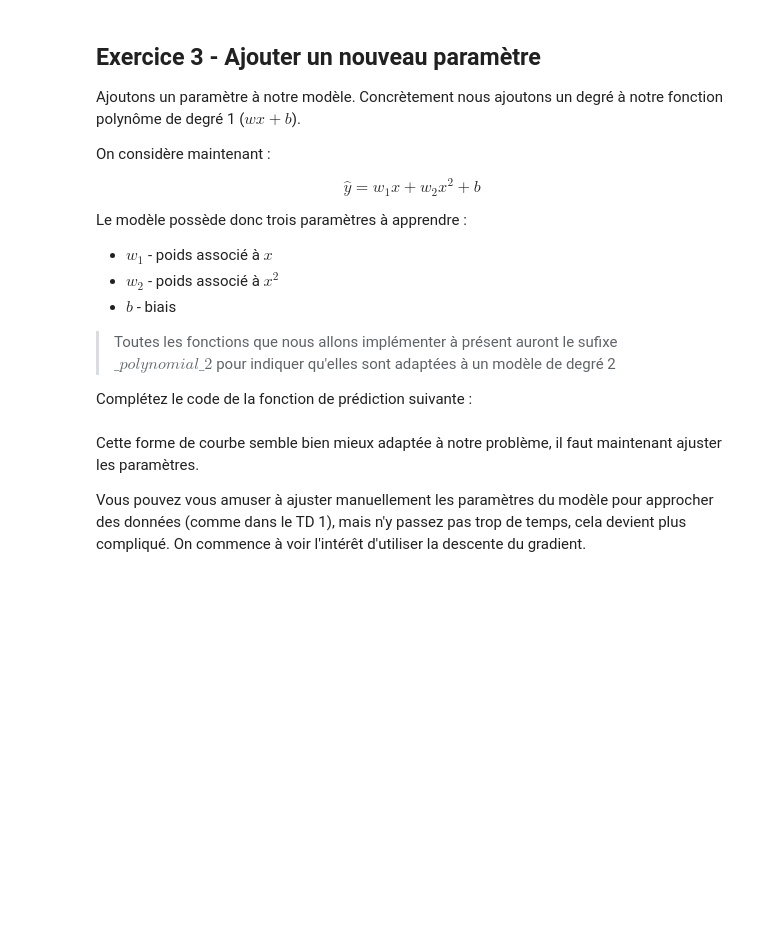
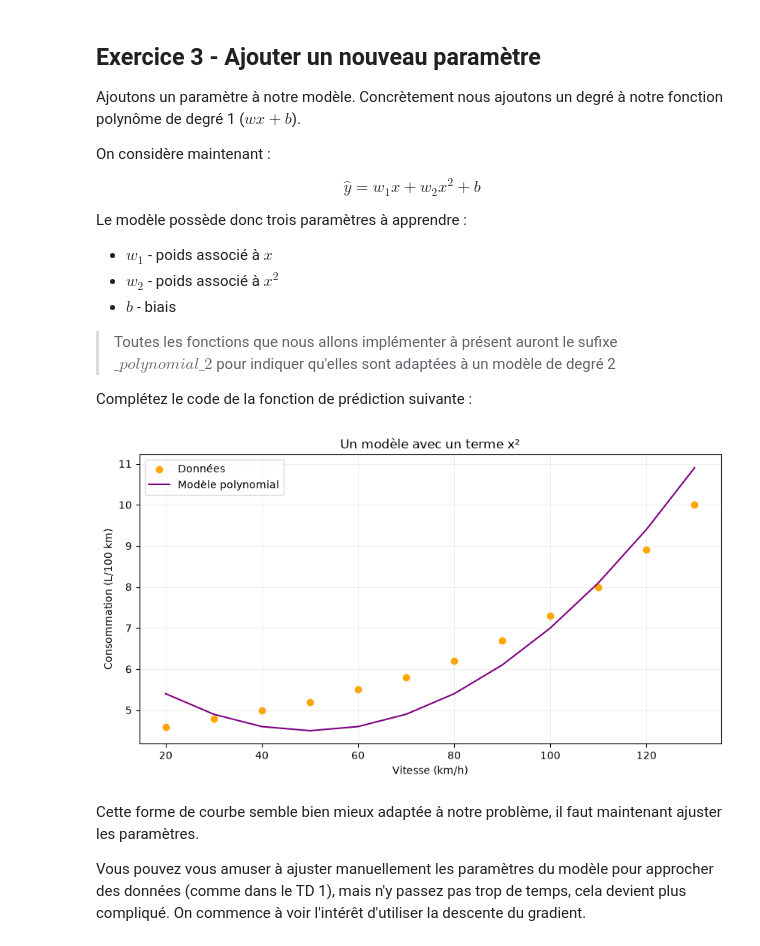
Before and after one commit to YalineWang/Projet-IA-S5, a Jupyter notebook: TD2-regression_polynomiale.ipynb, the cells around one changed output. Saved outputs shown, nothing was run; the diff lists cells and outputs as text; code cells hidden in the pictures; blank space fills up the shorter version.

```diff
--- a/TD2-regression_polynomiale.ipynb
+++ b/TD2-regression_polynomiale.ipynb
@@ -113,27 +120,29 @@ Complétez le code de la fonction de prédiction suivante :
 # %%
 def predict_polynomial_2(X, w1, w2, b):
     '''
     cette fonction renvoie un polynôme de degré 2 échantilloné pour les valeurs de X
     '''
     # À faire :
-    # return ...
+    return w1 * X + w2 * X**2 + b
 
 # Exemple arbitraire pour vérifier que la fonction produit bien une courbe
 w1_test = -0.10
 w2_test = 0.001
-b_test = 7.0
+b_test = 7
 
 pred_poly_test = predict_polynomial_2(X, w1_test, w2_test, b_test)
 
 plt.figure(figsize=(10, 5))
 plt.scatter(X, y, c="orange", label="Données")
 plt.plot(X, pred_poly_test, c="purple", label="Modèle polynomial")
 plt.xlabel("Vitesse (km/h)")
 plt.ylabel("Consommation (L/100 km)")
 plt.title("Un modèle avec un terme x²")
 plt.legend()
 plt.grid(alpha=0.2)
 plt.show()
+# %% [output]
+[figure, added]
 # %% [markdown]
 Cette forme de courbe semble bien mieux adaptée à notre problème, il faut maintenant ajuster les paramètres.
 
```
Also changed, not shown: parts of 20 cells of this notebook.
